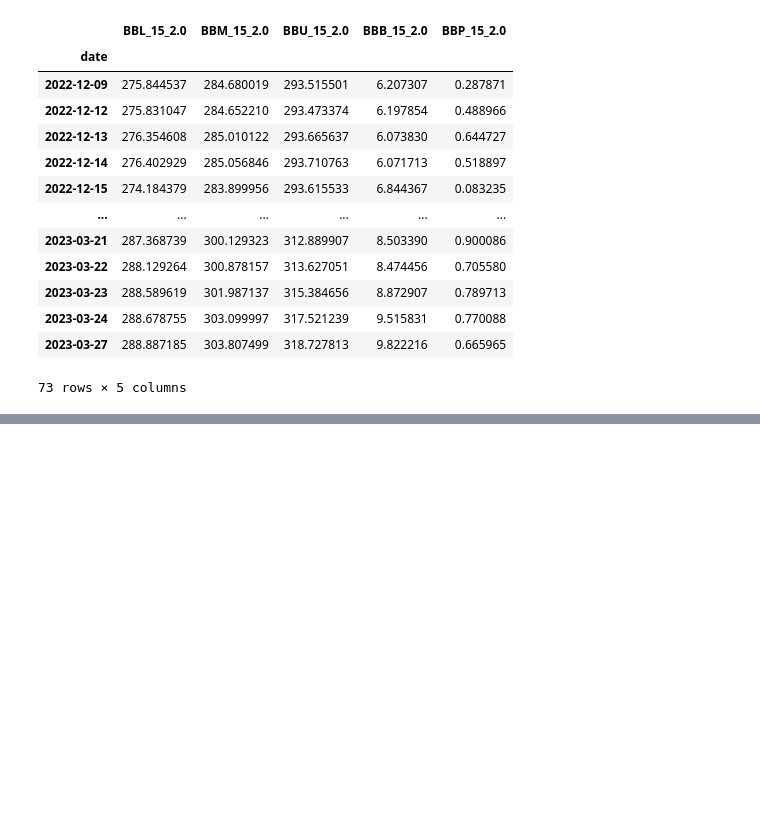
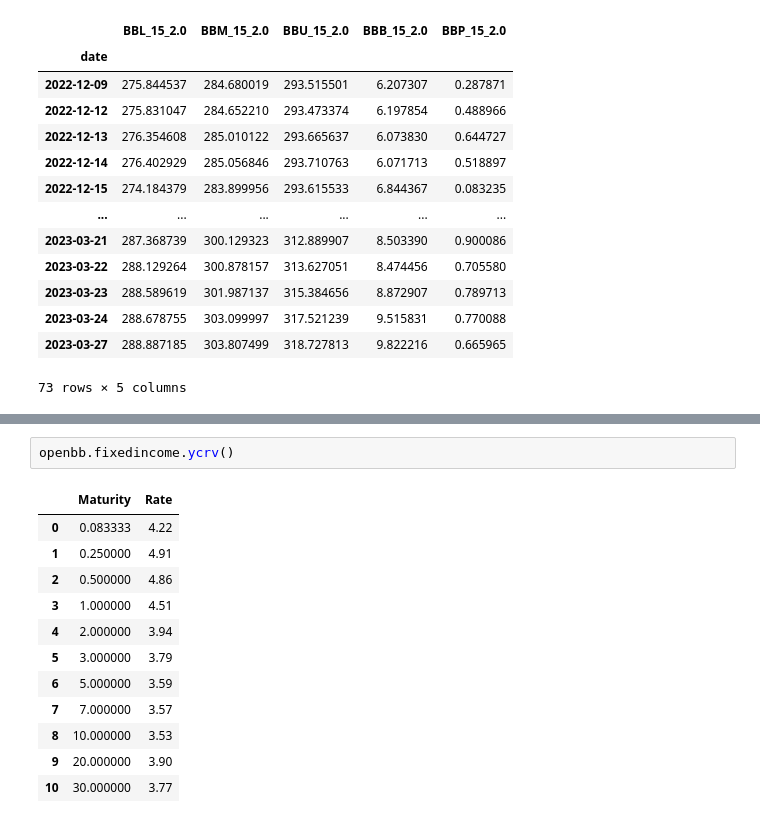
Before and after one commit to mikewenner/Jupyter_Notebooks, a Jupyter notebook: ML/14-algo_trading/02-backtest_TA/tech_indicator.ipynb, the cells around one changed output, grey strips where cells are left out. Cells and saved outputs as stored; diff of their text form; blank space fills up the shorter version.

```diff
--- a/ML/14-algo_trading/02-backtest_TA/tech_indicator.ipynb
+++ b/ML/14-algo_trading/02-backtest_TA/tech_indicator.ipynb
@@ -29,0 +58,15 @@ Loading Daily data for QQQ with starting period 2022-11-18.
+# %%
+openbb.fixedincome.ycrv()
+# %% [output]
+|  | Maturity | Rate |
+| 0 | 0.083333 | 4.22 |
+| 1 | 0.250000 | 4.91 |
+| 2 | 0.500000 | 4.86 |
+| 3 | 1.000000 | 4.51 |
+| 4 | 2.000000 | 3.94 |
+| 5 | 3.000000 | 3.79 |
+| 6 | 5.000000 | 3.59 |
+| 7 | 7.000000 | 3.57 |
+| 8 | 10.000000 | 3.53 |
+| 9 | 20.000000 | 3.90 |
+| 10 | 30.000000 | 3.77 |
```
Also changed, not shown: parts of 2 cells of this notebook.
